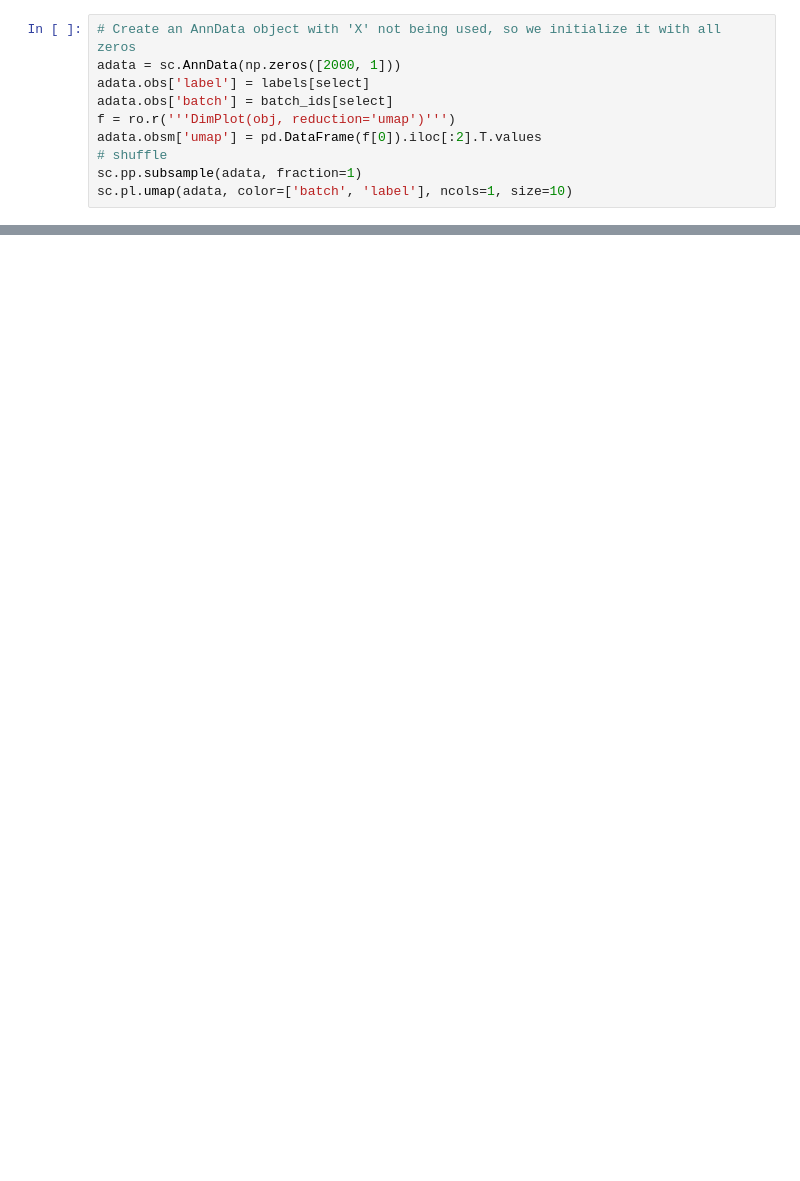
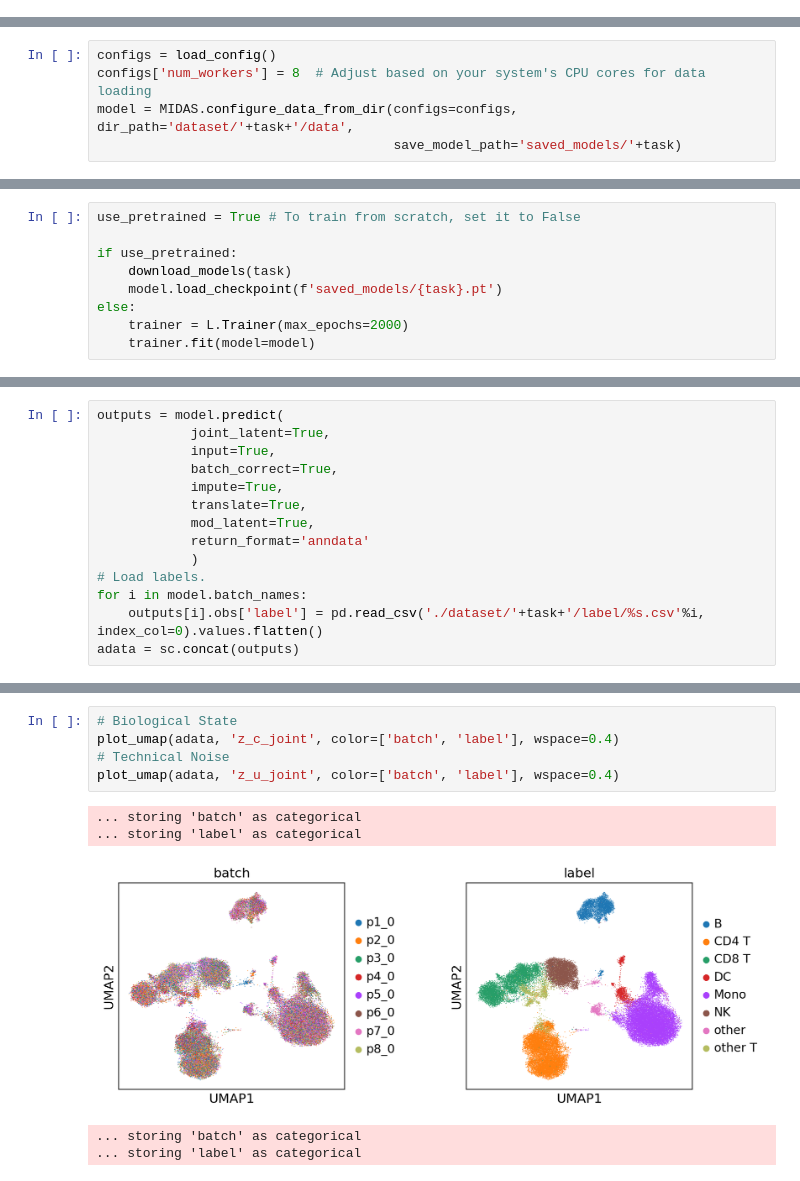
Before and after one commit to labomics/midas, a Jupyter notebook: docs/source/tutorials/basics/demo2.ipynb, the cells around one changed output, grey strips where cells are left out. Drawn from its saved outputs; the diff is of its cells as text; blank space fills up the shorter version.

```diff
--- a/docs/source/tutorials/basics/demo2.ipynb
+++ b/docs/source/tutorials/basics/demo2.ipynb
@@ -271,10 +0,0 @@ obj <- RunUMAP(obj, nn.name = "weighted.nn", reduction.name = "umap")
-# %%
-# Create an AnnData object with 'X' not being used, so we initialize it with all zeros
-adata = sc.AnnData(np.zeros([2000, 1]))
-adata.obs['label'] = labels[select]
-adata.obs['batch'] = batch_ids[select]
-f = ro.r('''DimPlot(obj, reduction='umap')''')
-adata.obsm['umap'] = pd.DataFrame(f[0]).iloc[:2].T.values
-# shuffle
-sc.pp.subsample(adata, fraction=1)
-sc.pl.umap(adata, color=['batch', 'label'], ncols=1, size=10)
@@ -284,0 +39,5 @@ sc.pl.umap(adata, color=['batch', 'label'], ncols=1, size=10)
+# %%
+configs = load_config()
+configs['num_workers'] = 8  # Adjust based on your system's CPU cores for data loading
+model = MIDAS.configure_data_from_dir(configs=configs, dir_path='dataset/'+task+'/data',
+                                      save_model_path='saved_models/'+task)
@@ -284,0 +58,9 @@ sc.pl.umap(adata, color=['batch', 'label'], ncols=1, size=10)
+# %%
+use_pretrained = True # To train from scratch, set it to False
+
+if use_pretrained:
+    download_models(task)
+    model.load_checkpoint(f'saved_models/{task}.pt')
+else:
+    trainer = L.Trainer(max_epochs=2000)
+    trainer.fit(model=model)
@@ -284,0 +71,14 @@ sc.pl.umap(adata, color=['batch', 'label'], ncols=1, size=10)
+# %%
+outputs = model.predict(
+			joint_latent=True,
+			input=True,
+			batch_correct=True,
+			impute=True,
+			translate=True,
+			mod_latent=True,
+            return_format='anndata'
+			)
+# Load labels.
+for i in model.batch_names:
+	outputs[i].obs['label'] = pd.read_csv('./dataset/'+task+'/label/%s.csv'%i, index_col=0).values.flatten()
+adata = sc.concat(outputs)
@@ -284,0 +112,11 @@ sc.pl.umap(adata, color=['batch', 'label'], ncols=1, size=10)
+# %%
+# Biological State
+plot_umap(adata, 'z_c_joint', color=['batch', 'label'], wspace=0.4)
+# Technical Noise
+plot_umap(adata, 'z_u_joint', color=['batch', 'label'], wspace=0.4)
+# %% [output]
+... storing 'batch' as categorical
+... storing 'label' as categorical
+[figure, added]
+... storing 'batch' as categorical
+... storing 'label' as categorical
```
Also changed, not shown: parts of 64 cells of this notebook, 9 other files.
